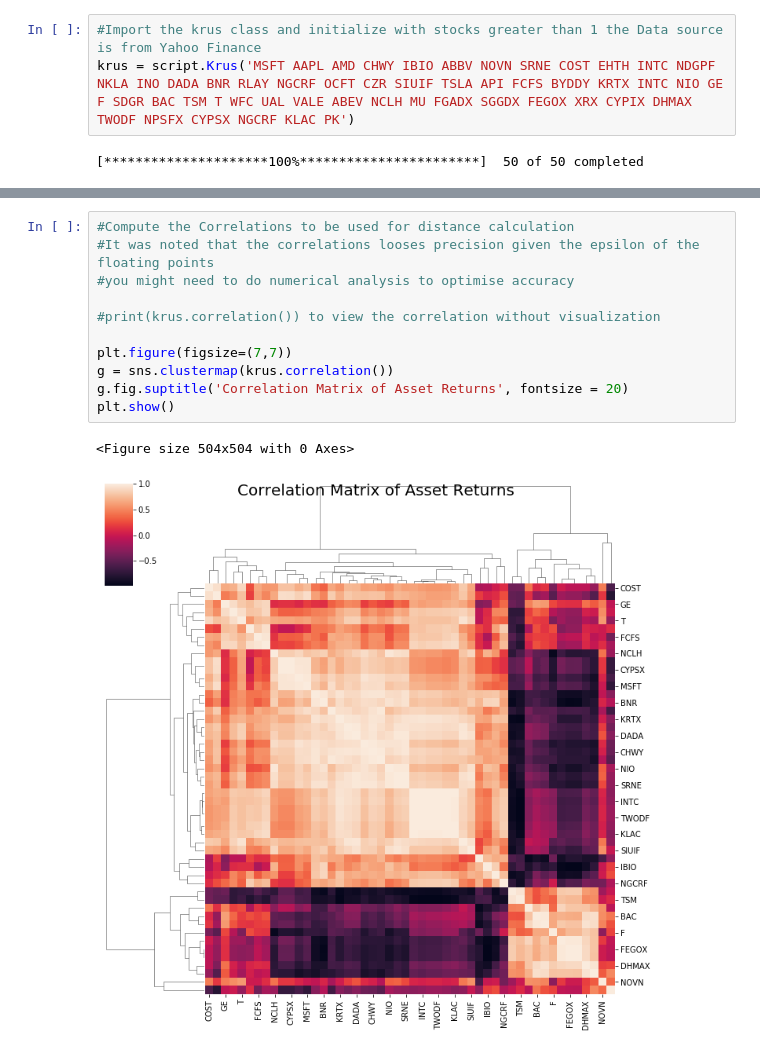
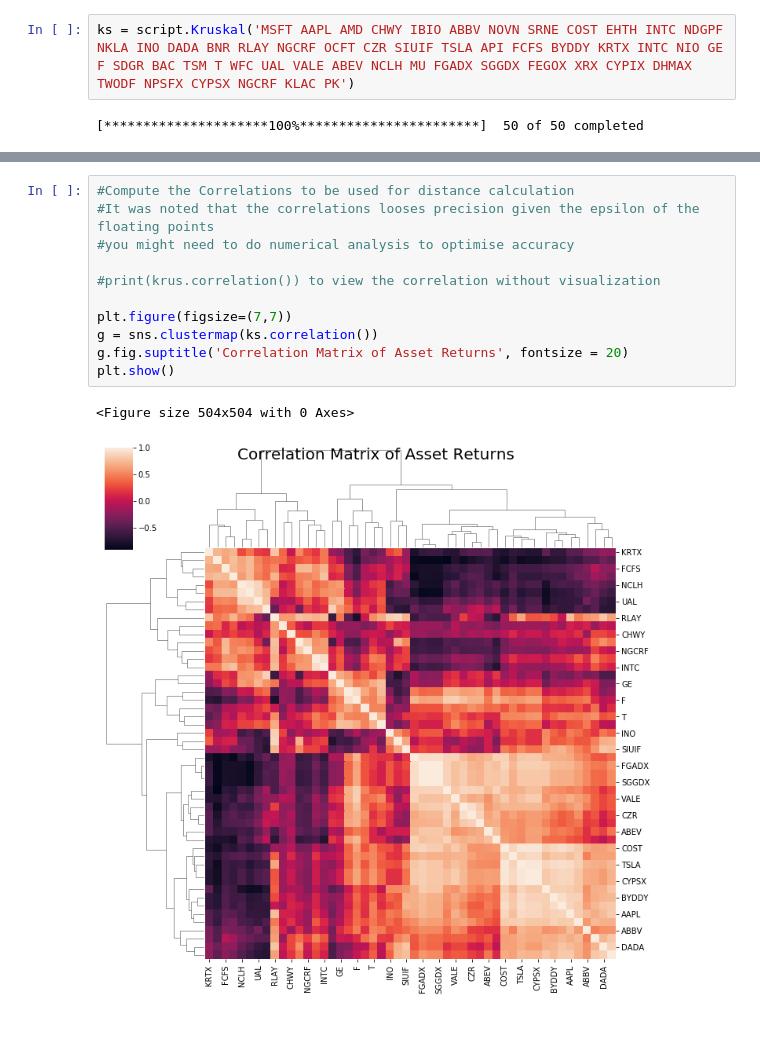
Before and after one commit to supriseDr/research, a Jupyter notebook: MsT/Kruskal.ipynb, the cells around one changed output, grey strips where cells are left out. Drawn from its saved outputs; the diff is of its cells as text.

```diff
--- a/MsT/Kruskal.ipynb
+++ b/MsT/Kruskal.ipynb
@@ -29,5 +42,4 @@ import seaborn as sns
 # %%
-#Import the krus class and initialize with stocks greater than 1 the Data source is from Yahoo Finance
-krus = script.Krus('MSFT AAPL AMD CHWY IBIO ABBV NOVN SRNE COST EHTH INTC NDGPF NKLA INO DADA BNR RLAY NGCRF OCFT CZR SIUIF TSLA API FCFS BYDDY KRTX INTC NIO GE F SDGR BAC TSM T WFC UAL VALE ABEV NCLH MU FGADX SGGDX FEGOX XRX CYPIX DHMAX TWODF NPSFX CYPSX NGCRF KLAC PK')
+ks = script.Kruskal('MSFT AAPL AMD CHWY IBIO ABBV NOVN SRNE COST EHTH INTC NDGPF NKLA INO DADA BNR RLAY NGCRF OCFT CZR SIUIF TSLA API FCFS BYDDY KRTX INTC NIO GE F SDGR BAC TSM T WFC UAL VALE ABEV NCLH MU FGADX SGGDX FEGOX XRX CYPIX DHMAX TWODF NPSFX CYPSX NGCRF KLAC PK')
 # %% [output]
 [*********************100%***********************]  50 of 50 completed
@@ -55,14 +156,14 @@ Date                                                ...
 # %%
 #Compute the Correlations to be used for distance calculation
 #It was noted that the correlations looses precision given the epsilon of the floating points
 #you might need to do numerical analysis to optimise accuracy
 
 #print(krus.correlation()) to view the correlation without visualization
 
 plt.figure(figsize=(7,7))
-g = sns.clustermap(krus.correlation())
+g = sns.clustermap(ks.correlation())
 g.fig.suptitle('Correlation Matrix of Asset Returns', fontsize = 20)
 plt.show()
 # %% [output]
 <Figure size 504x504 with 0 Axes>
-[figure, old version]
+[figure, new version]
```
Also changed, not shown: parts of 24 cells of this notebook, 1 other file.
